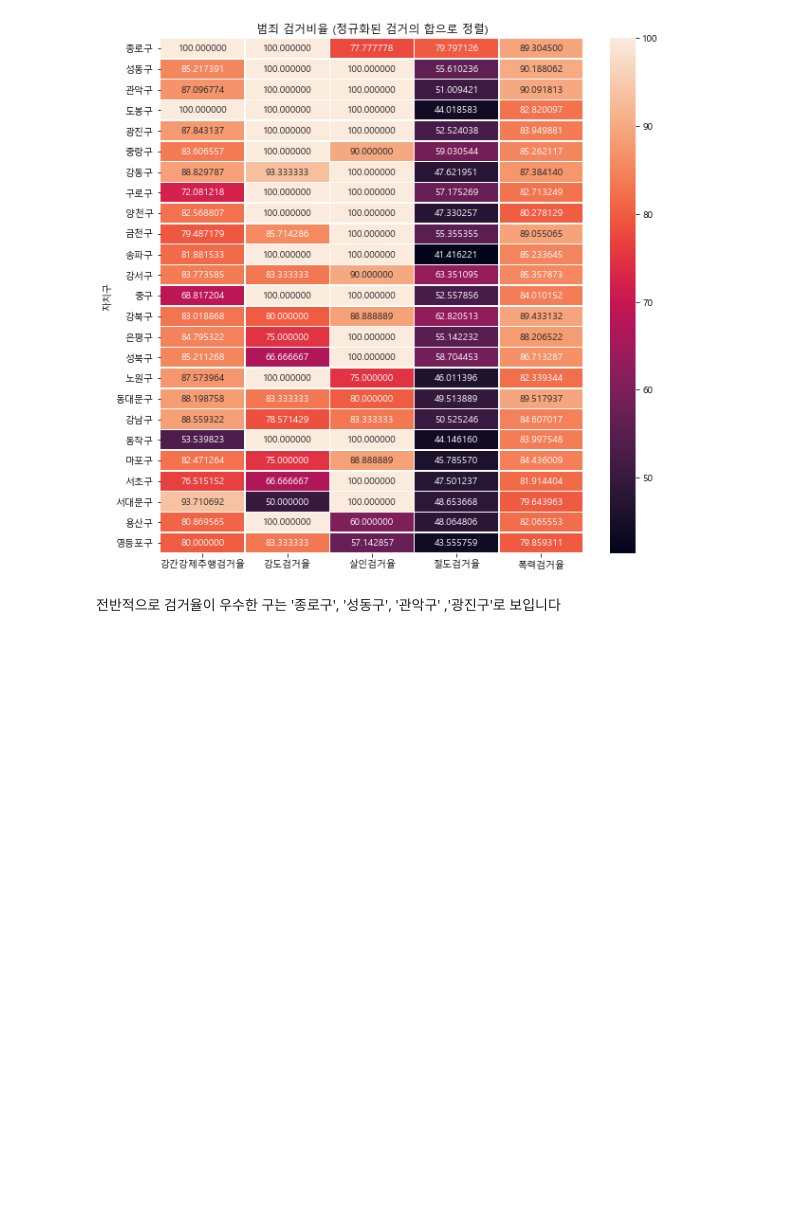
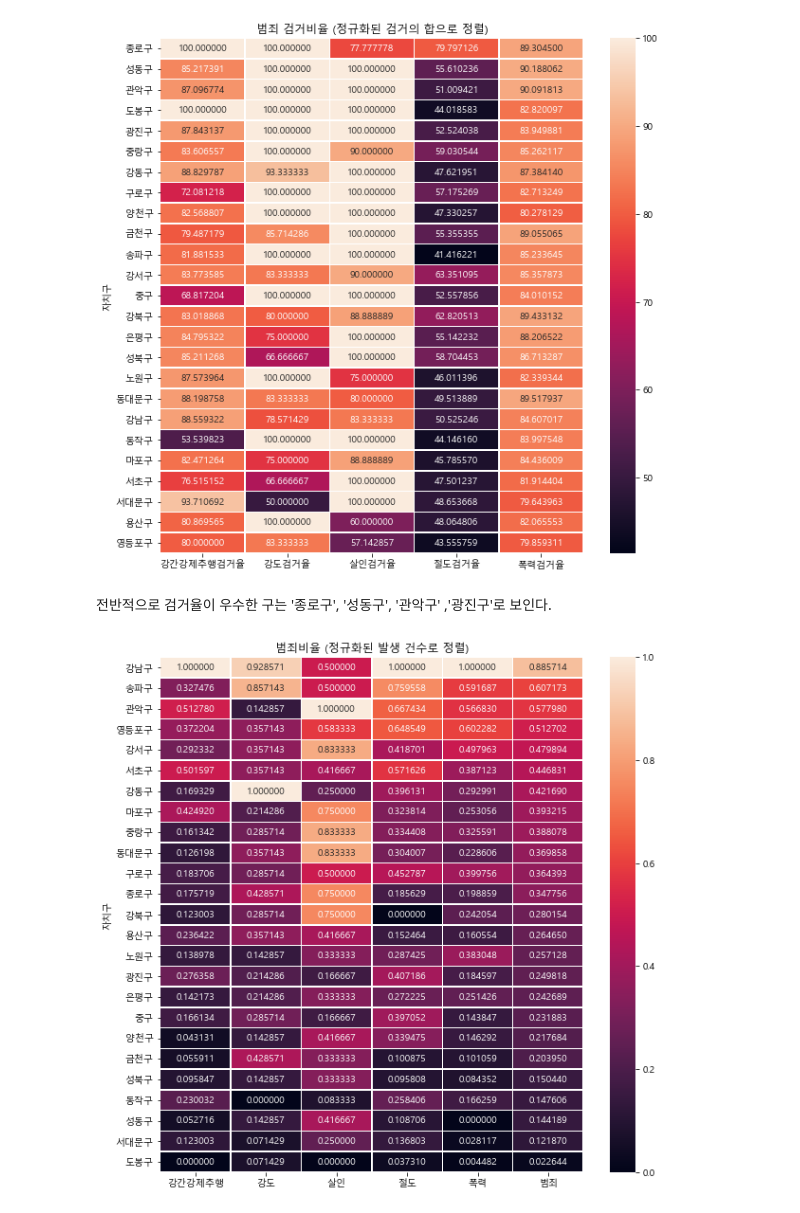
Before and after one commit to suyeondev/TIL, a Jupyter notebook: Python/데이터분석_실습/[실습02-서울시_범죄_현황분석].ipynb, the cells around one changed output. Cells and saved outputs as stored; diff of their text form; code cells hidden in the pictures; blank space fills up the shorter version.

Commit message:
heatmap 시각화까지

```diff
--- a/Python/데이터분석_실습/[실습02-서울시_범죄_현황분석].ipynb
+++ b/Python/데이터분석_실습/[실습02-서울시_범죄_현황분석].ipynb
@@ -316,4 +316,15 @@ plt.show()
 # %% [output]
 [figure]
 # %% [markdown]
-전반적으로 검거율이 우수한 구는 '종로구', '성동구', '관악구' ,'광진구'로 보입니다
+전반적으로 검거율이 우수한 구는 '종로구', '성동구', '관악구' ,'광진구'로 보인다.
+# %%
+target_col = ['강간강제추행','강도','살인','절도','폭력','범죄']
+
+crime_anal_norm['범죄'] = crime_anal_norm['범죄']/5
+crime_anal_norm_sort = crime_anal_norm.sort_values(by='범죄',ascending=False)
+plt.figure(figsize=(10,10))
+sns.heatmap(crime_anal_norm_sort[target_col],annot=True, fmt = 'f', linewidths=.5)
+plt.title('범죄비율 (정규화된 발생 건수로 정렬)')
+plt.show()
+# %% [output]
+[figure, added]
```
Also changed, not shown: parts of 6 cells of this notebook.
